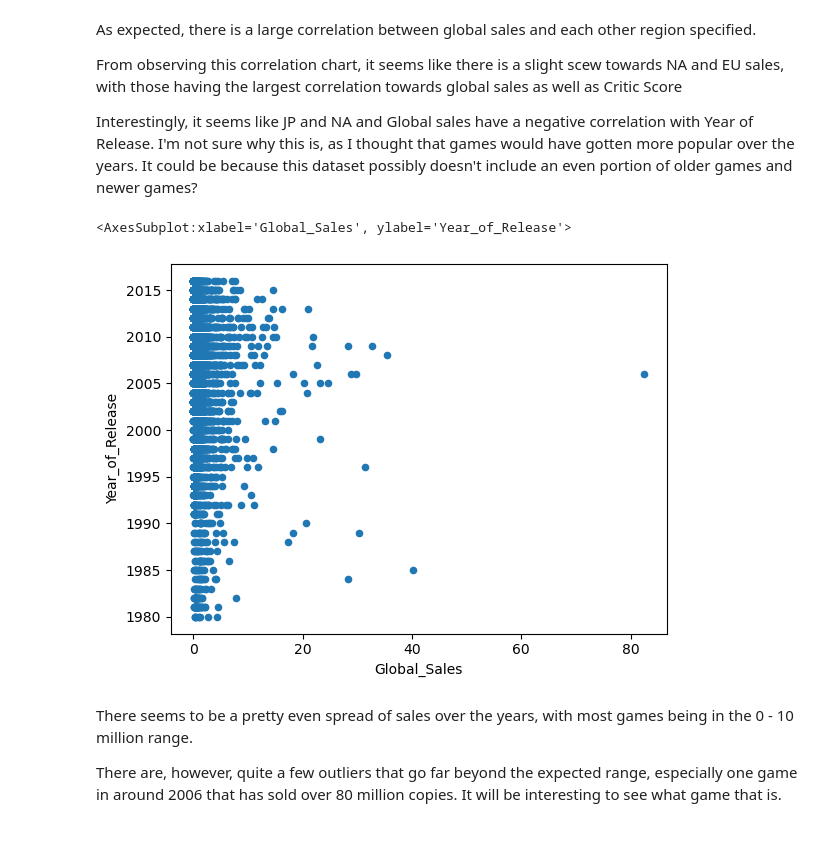
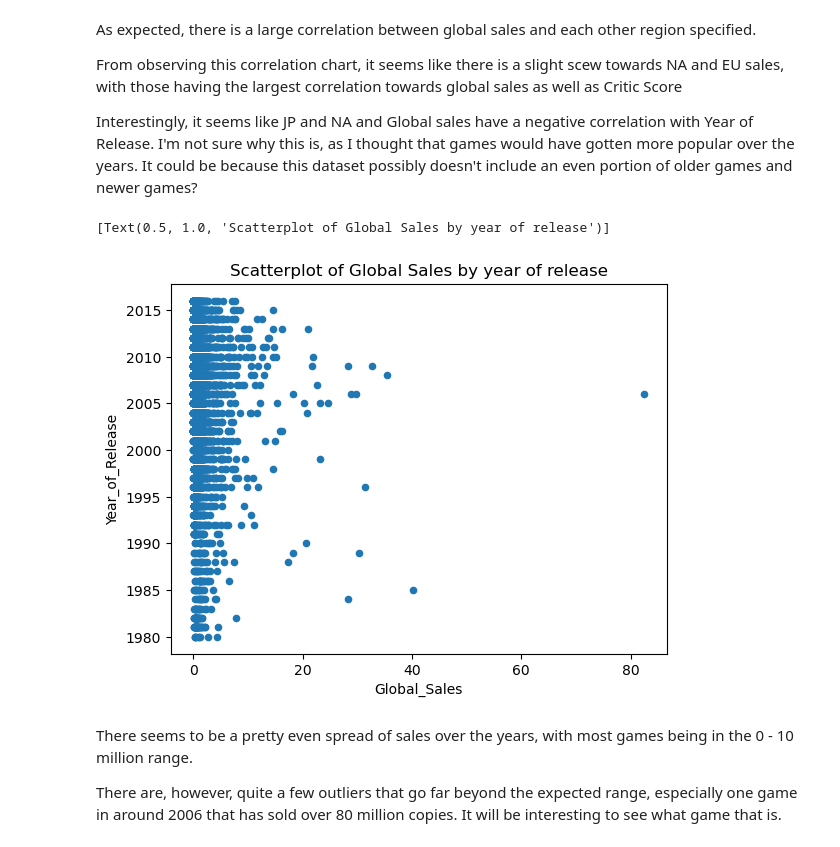
Before and after one commit to ubco-W2022T1-cosc301/project-group22, a Jupyter notebook: notebooks/analysis2.ipynb, the cells around one changed output. Saved outputs shown, nothing was run; the diff lists cells and outputs as text; code cells hidden in the pictures.

```diff
--- a/notebooks/analysis2.ipynb
+++ b/notebooks/analysis2.ipynb
@@ -59,10 +59,10 @@ From observing this correlation chart, it seems like there is a slight scew towa
 
 Interestingly, it seems like JP and NA and Global sales have a negative correlation with Year of Release. I'm not sure why this is, as I thought that games would have gotten more popular over the years. It could be because this dataset possibly doesn't include an even portion of older games and newer games?
 # %%
-d_cleaned.plot(kind='scatter', x='Global_Sales', y='Year_of_Release')
+d_cleaned.plot(kind='scatter', x='Global_Sales', y='Year_of_Release').set(title="Scatterplot of Global Sales by year of release")
 # %% [output]
-<AxesSubplot:xlabel='Global_Sales', ylabel='Year_of_Release'>
+[Text(0.5, 1.0, 'Scatterplot of Global Sales by year of release')]
-[figure, old version]
+[figure, new version]
 # %% [markdown]
 There seems to be a pretty even spread of sales over the years, with most games being in the 0 - 10 million range.
 
```
Also changed, not shown: parts of 10 cells of this notebook.
